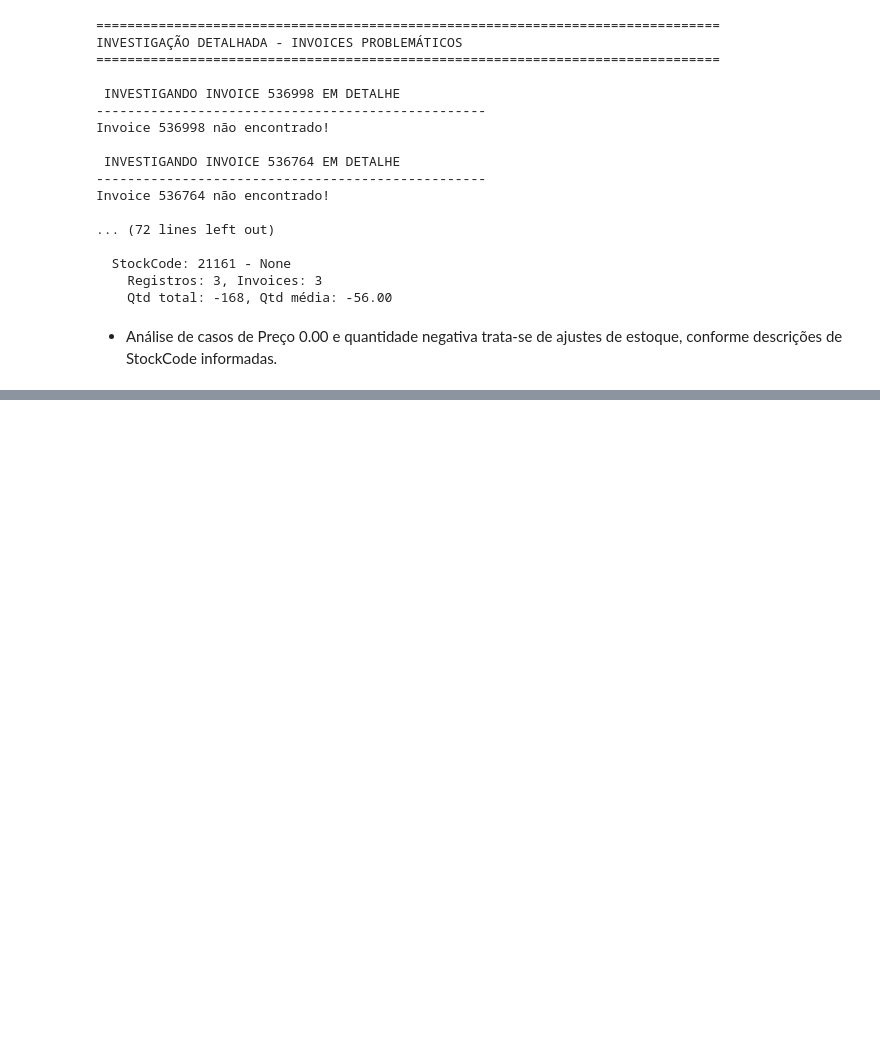
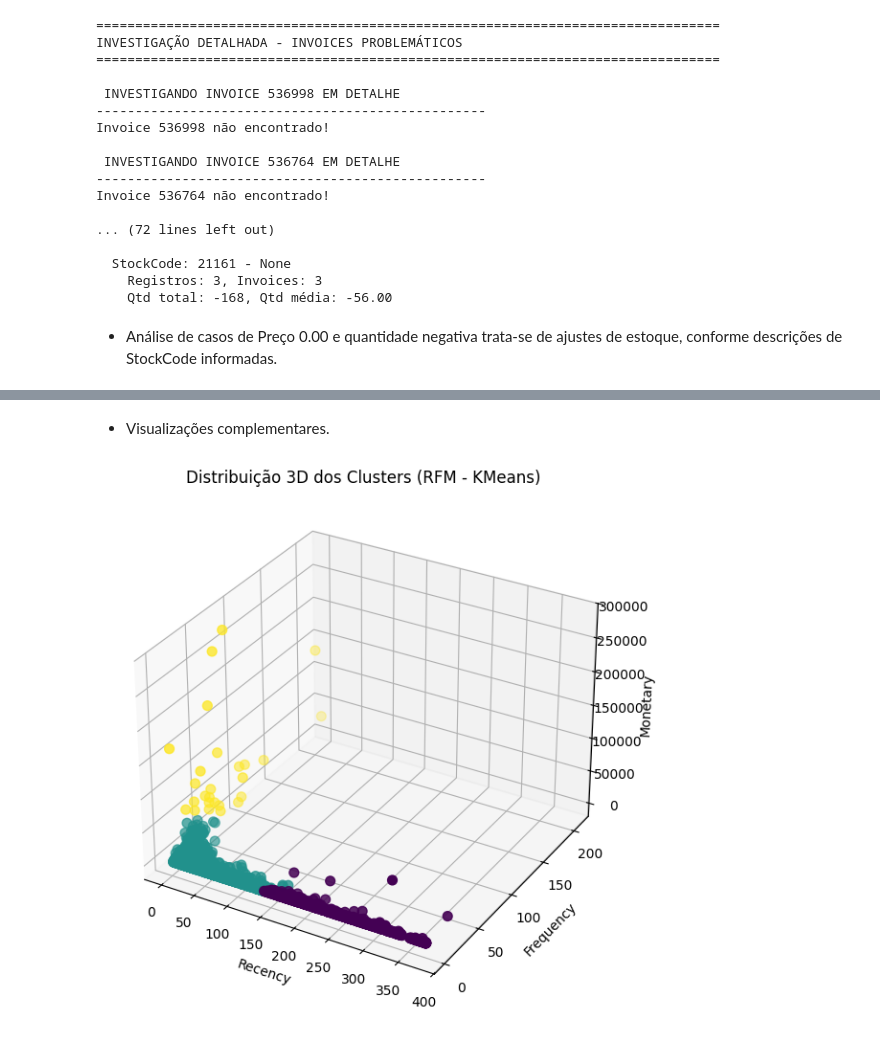
Before and after one commit to marcelonicolays/AD2, a Jupyter notebook: AD2.ipynb, the cells around one changed output, grey strips where cells are left out. Saved outputs shown, nothing was run; the diff lists cells and outputs as text; code cells hidden in the pictures; blank space fills up the shorter version.

```diff
--- a/AD2.ipynb
+++ b/AD2.ipynb
@@ -702,0 +1008,14 @@ Invoice 536764 não encontrado!
+# %% [markdown]
+- Visualizações complementares.
+# %%
+fig = plt.figure(figsize=(10,7))
+ax = fig.add_subplot(111, projection='3d')
+ax.scatter(rfm['Recency'], rfm['Frequency'], rfm['Monetary'],
+           c=rfm['Cluster'], cmap='viridis', s=50)
+ax.set_xlabel('Recency')
+ax.set_ylabel('Frequency')
+ax.set_zlabel('Monetary')
+ax.set_title('Distribuição 3D dos Clusters (RFM - KMeans)')
+plt.show()
+# %% [output]
+[figure, added]
```
Also changed, not shown: parts of 25 cells of this notebook.
